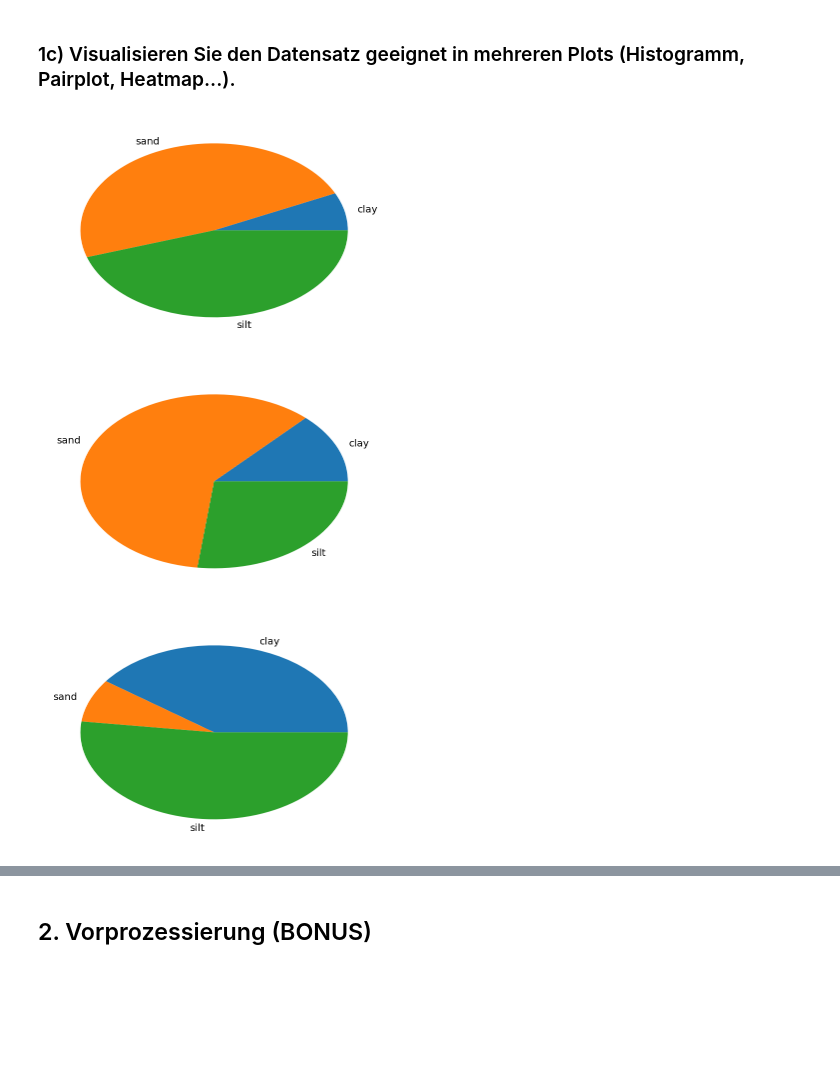
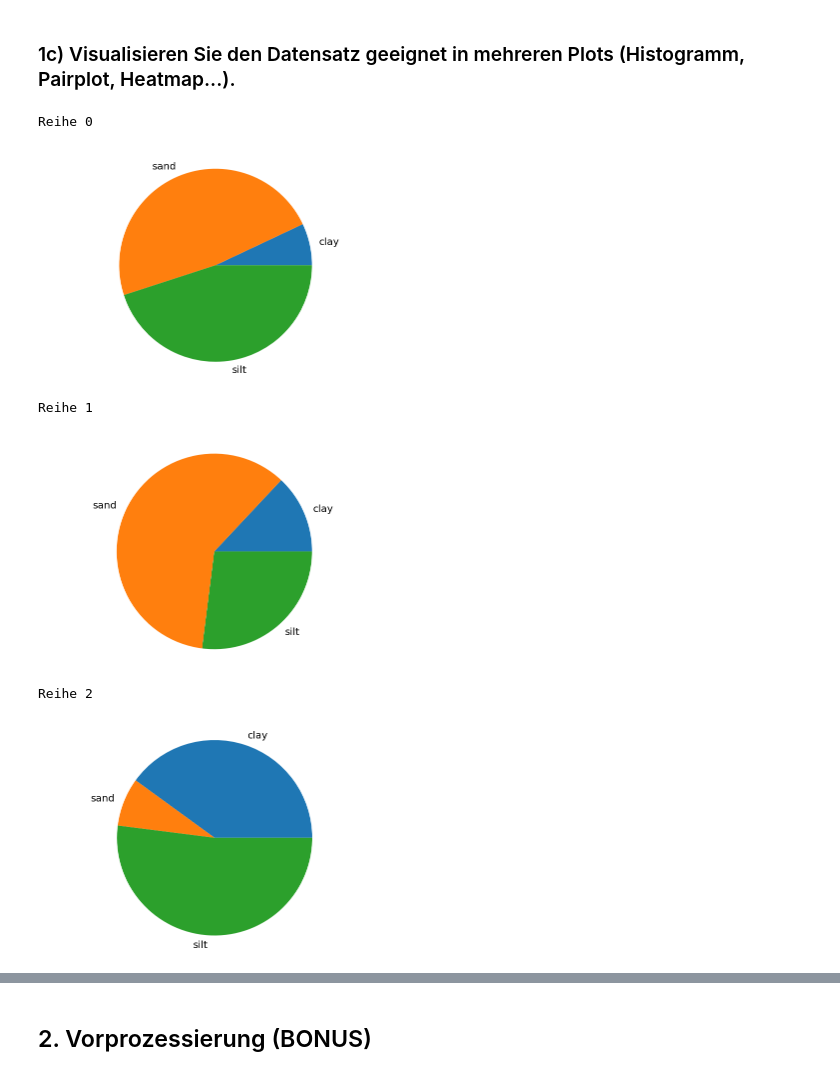
Before and after one commit to KingMus/ws-aufgaben, a Jupyter notebook: Uebungsblatt_01/Uebungsblatt_01_Notebook.ipynb, the cells around one changed output, grey strips where cells are left out. Drawn from its saved outputs; the diff is of its cells as text; code cells hidden in the pictures; blank space fills up the shorter version.

Commit message:
added plot chart

```diff
--- a/Uebungsblatt_01/Uebungsblatt_01_Notebook.ipynb
+++ b/Uebungsblatt_01/Uebungsblatt_01_Notebook.ipynb
@@ -97,15 +97,17 @@ Größe des Datensatzes: 12369
 # %% [markdown]
 ### 1c) Visualisieren Sie den Datensatz geeignet in mehreren Plots (Histogramm, Pairplot, Heatmap...).
 # %%
-
-
-for x in range(0,3):
-
-    fracs = [ df['clay'][x], df['sand'][x],df['silt'][x]]
+for x in range(0,2):
+    df_new = [ df['clay'][x], df['sand'][x],df['silt'][x]]
     labels= 'clay', 'sand', 'silt'
-    plt.pie(fracs, labels=labels)
+    print("Reihe",x)
+    plt.pie(df_new, labels=labels)
+    plt.axis('equal')
     plt.show()
 # %% [output]
+Reihe 0
-[figure, old version]
+[figure, new version]
+Reihe 1
-[figure, old version]
+[figure, new version]
+Reihe 2
-[figure, old version]
+[figure, new version]
```
Also changed, not shown: parts of 3 cells of this notebook.
